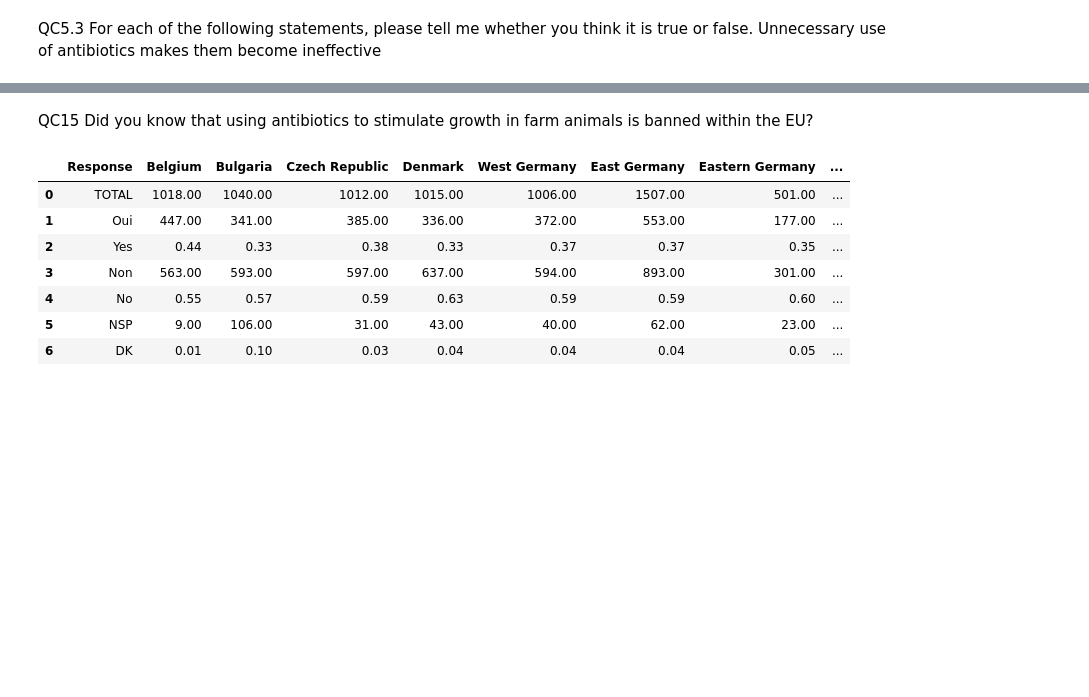
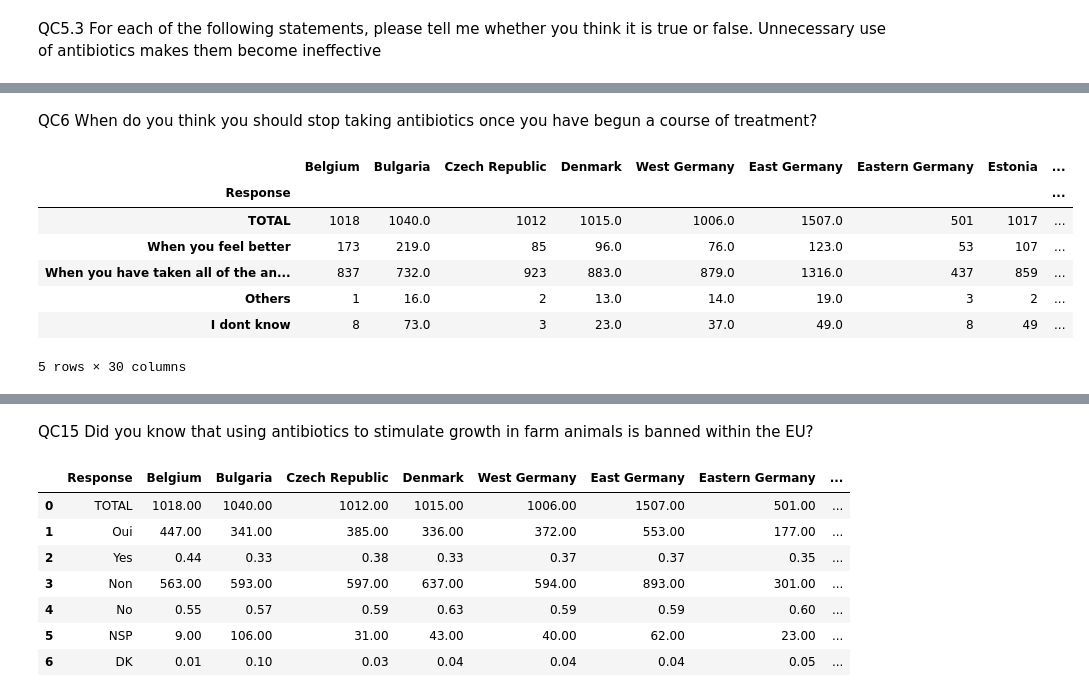
Before and after one commit to phoebemma/Project-1-Writing-a-Data-Science-Blog-post, a Jupyter notebook: EU_Antimicrobial resistance.ipynb, the cells around one changed output, grey strips where cells are left out. Drawn from its saved outputs; the diff is of its cells as text; code cells hidden in the pictures; blank space fills up the shorter version.

```diff
--- a/EU_Antimicrobial resistance.ipynb
+++ b/EU_Antimicrobial resistance.ipynb
@@ -358,0 +403,29 @@ Unnecessary use of antibiotics makes them become ineffective
+# %% [markdown]
+QC6 When do you think you should stop taking antibiotics once you have begun a course of treatment?
+# %%
+Question_6= pd.read_excel(EU_antibiotics, "QC6", skiprows = 7, header = [1])
+Question_6= Question_6.drop(["UE28\nEU28", "Unnamed: 0"], axis = 1)
+Question_6.rename(columns ={"Unnamed: 1":"Response", "BE": "Belgium", "BG": "Bulgaria", "CZ": "Czech Republic",
+                          "DK": "Denmark", "D-W": "West Germany", "DE": "East Germany", "D-E": "Eastern Germany", "EE": "Estonia",
+                           "IE": "Ireland", "EL" :"Greece" , "ES":"Spain", "FR":"France", "HR":"Croatia", "IT":"Italy","CY":"Cyprus",
+                           "LV":"Latvia", "LT": "Lithuania", "LU": "Luxembourg", "HU":"Hungary", "MT":"Malta", "NL":"Netherlands",
+                            "AT":"Austria", "PL": "Poland", "PT":"Portugal", "RO": "Romania", "SI":"Slovenia", "SK":"Slovekia",
+                          "FI":"Finland", "SE": "Sweden", "UK":"United Kingdom" }, inplace = True)
+Question_6 = Question_6.set_index("Response")
+Question_6 =Question_6.loc[["TOTAL", "Quand vous vous sentez mieux",
+                            "Quand vous avez pris tous les antibiotiques tel que prescrit par votre médecin",
+                            "Autre (SPONTANÉ)", "NSP"]]
+Question_6= Question_6.rename(index= {"Quand vous vous sentez mieux":"When you feel better",
+                                      "Quand vous avez pris tous les antibiotiques tel que prescrit par votre médecin":"When you have taken all of the antibiotics as directed by your doctor",
+                                      "Autre (SPONTANÉ)": "Others", "NSP":"I dont know"})
+Question_6.reset_index(drop = True)
+Question_6.head(20)
+# %% [output]
+|  | Belgium | Bulgaria | Czech Republic | Denmark | West Germany | East Germany | Eastern Germany | Estonia | ... |
+| Response |  |  |  |  |  |  |  |  | ... |
+| TOTAL | 1018 | 1040.0 | 1012 | 1015.0 | 1006.0 | 1507.0 | 501 | 1017 | ... |
+| When you feel better | 173 | 219.0 | 85 | 96.0 | 76.0 | 123.0 | 53 | 107 | ... |
+| When you have taken all of the an... | 837 | 732.0 | 923 | 883.0 | 879.0 | 1316.0 | 437 | 859 | ... |
+| Others | 1 | 16.0 | 2 | 13.0 | 14.0 | 19.0 | 3 | 2 | ... |
+| I dont know | 8 | 73.0 | 3 | 23.0 | 37.0 | 49.0 | 8 | 49 | ... |
+5 rows × 30 columns
```
Also changed, not shown: parts of 18 cells of this notebook.
